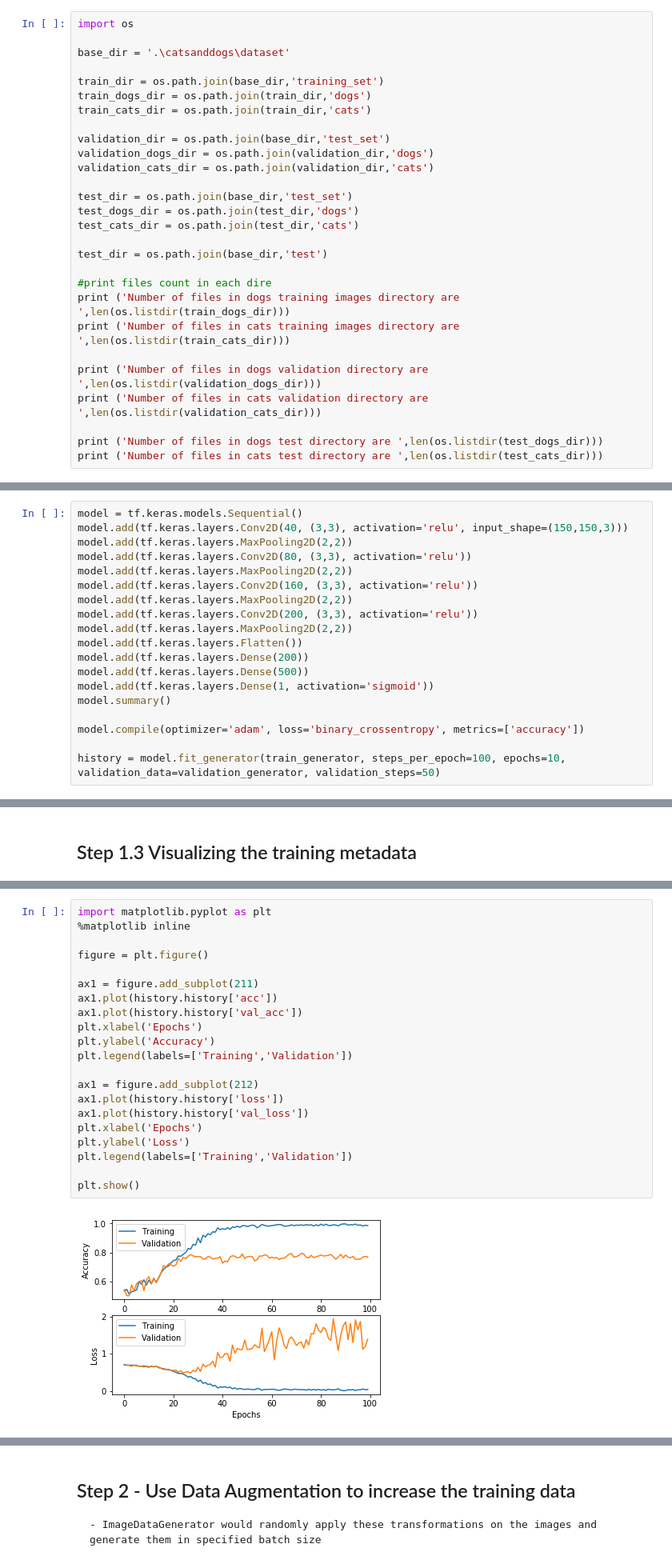
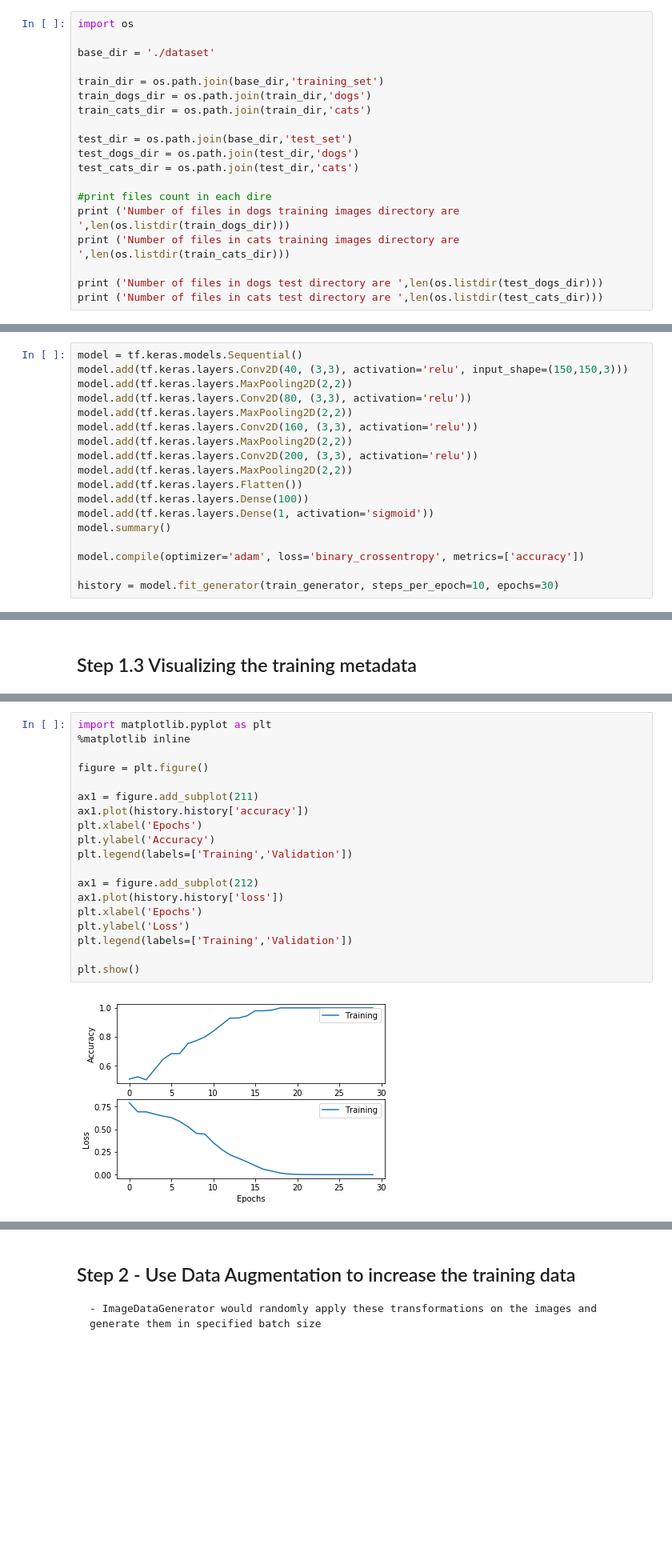
Before and after one commit to rsjain1978/deep-learning-cnn-lstm-supervised-learning, a Jupyter notebook: cats-dogs-cnn-classification-tf2.ipynb, the cells around one changed output, grey strips where cells are left out. Shown at 80% size. Drawn from its saved outputs; the diff is of its cells as text; blank space fills up the shorter version.

```diff
--- a/cats-dogs-cnn-classification-tf2.ipynb
+++ b/cats-dogs-cnn-classification-tf2.ipynb
@@ -20,29 +16,20 @@
 # %%
 import os
 
-base_dir = '.\catsanddogs\dataset'
+base_dir = './dataset'
 
 train_dir = os.path.join(base_dir,'training_set')
 train_dogs_dir = os.path.join(train_dir,'dogs')
 train_cats_dir = os.path.join(train_dir,'cats')
 
-validation_dir = os.path.join(base_dir,'test_set')
-validation_dogs_dir = os.path.join(validation_dir,'dogs')
-validation_cats_dir = os.path.join(validation_dir,'cats')
-
 test_dir = os.path.join(base_dir,'test_set')
 test_dogs_dir = os.path.join(test_dir,'dogs')
 test_cats_dir = os.path.join(test_dir,'cats')
-
-test_dir = os.path.join(base_dir,'test')
 
 #print files count in each dire
 print ('Number of files in dogs training images directory are ',len(os.listdir(train_dogs_dir)))
 print ('Number of files in cats training images directory are ',len(os.listdir(train_cats_dir)))
 
-print ('Number of files in dogs validation directory are ',len(os.listdir(validation_dogs_dir)))
-print ('Number of files in cats validation directory are ',len(os.listdir(validation_cats_dir)))
-
 print ('Number of files in dogs test directory are ',len(os.listdir(test_dogs_dir)))
 print ('Number of files in cats test directory are ',len(os.listdir(test_cats_dir)))
 # %% [output]
@@ -95,12 +84,11 @@ model.add(tf.keras.layers.MaxPooling2D(2,2))
 model.add(tf.keras.layers.Conv2D(200, (3,3), activation='relu'))
 model.add(tf.keras.layers.MaxPooling2D(2,2))
 model.add(tf.keras.layers.Flatten())
-model.add(tf.keras.layers.Dense(200))
-model.add(tf.keras.layers.Dense(500))
+model.add(tf.keras.layers.Dense(100))
 model.add(tf.keras.layers.Dense(1, activation='sigmoid'))
 model.summary()
 
 model.compile(optimizer='adam', loss='binary_crossentropy', metrics=['accuracy'])
 
-history = model.fit_generator(train_generator, steps_per_epoch=100, epochs=10, validation_data=validation_generator, validation_steps=50)
+history = model.fit_generator(train_generator, steps_per_epoch=10, epochs=30)
 # %% [output]
@@ -136,23 +129,21 @@ model.save('cats-dogs-cnn-model1.h5')
 # %%
 import matplotlib.pyplot as plt
 %matplotlib inline
 
 figure = plt.figure()
 
 ax1 = figure.add_subplot(211)
-ax1.plot(history.history['acc'])
-ax1.plot(history.history['val_acc'])
+ax1.plot(history.history['accuracy'])
 plt.xlabel('Epochs')
 plt.ylabel('Accuracy')
 plt.legend(labels=['Training','Validation'])
 
 ax1 = figure.add_subplot(212)
 ax1.plot(history.history['loss'])
-ax1.plot(history.history['val_loss'])
 plt.xlabel('Epochs')
 plt.ylabel('Loss')
 plt.legend(labels=['Training','Validation'])
 
 plt.show()
 # %% [output]
-[figure, old version]
+[figure, new version]
```
Also changed, not shown: parts of 22 cells of this notebook.
